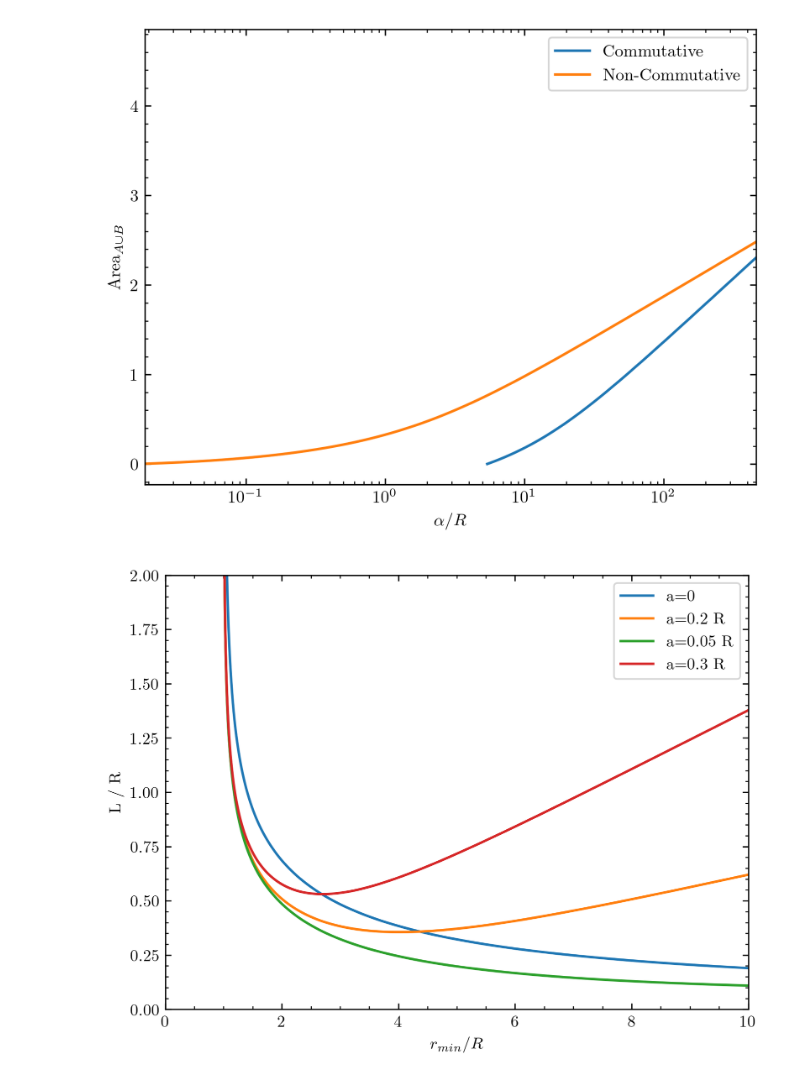
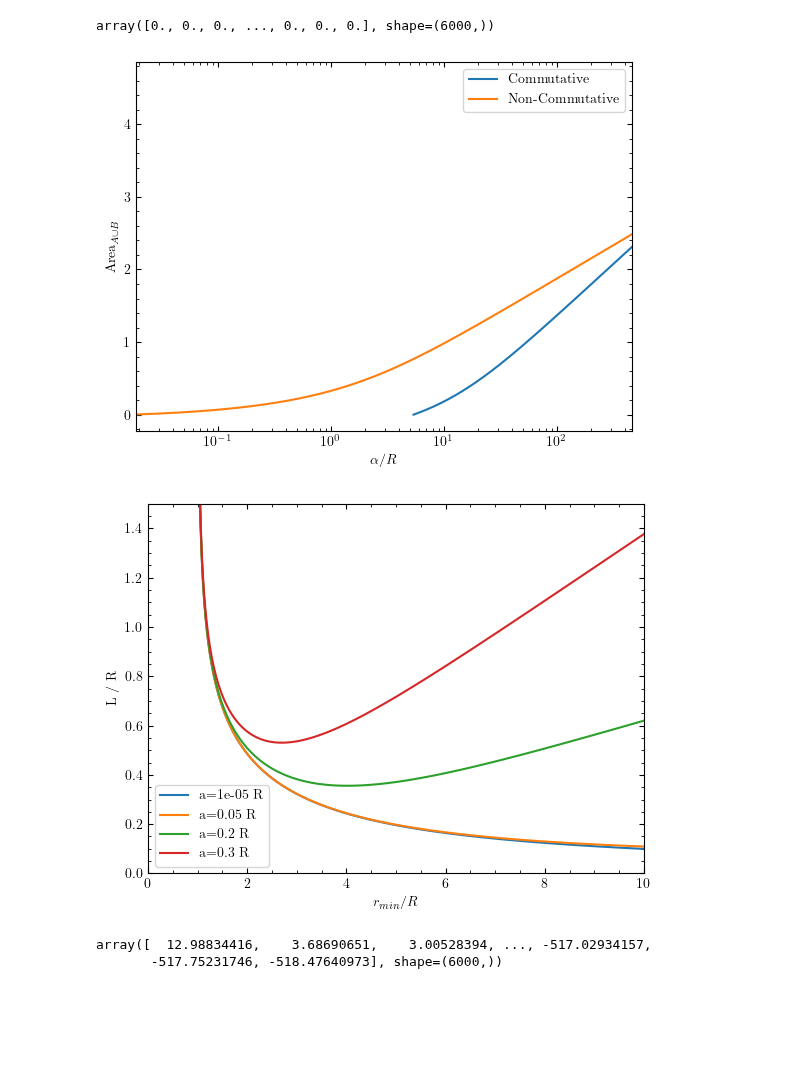
Before and after one commit to Bkorotko03/HoloProj, a Jupyter notebook: combShock260331.ipynb, the cells around one changed output. Cells and saved outputs as stored; diff of their text form; code cells hidden in the pictures; blank space fills up the shorter version.

Commit message:
low a limit works, now just need to save some new plots and make poster lol

```diff
--- a/combShock260331.ipynb
+++ b/combShock260331.ipynb
@@ -15,7 +15,7 @@ plt.rcParams['ytick.minor.visible'] = True
 plt.rcParams['text.usetex'] = True
 plt.rcParams['font.family'] = 'serif'
 plt.rcParams['font.serif'] = 'Times New Roman'
-plt.rcParams["figure.dpi"] = 300
+# plt.rcParams["figure.dpi"] = 300
 import shockFunc260331 as sf
 import NCShockFunc260331 as nsf
 # %%
@@ -68,6 +68,10 @@ ncareaInt = nsf.shockArea(r0grid,R)
 
 cmask = careaInt > 0
 ncmask = ncareaInt > 0
+# %%
+careaInt
+# %% [output]
+array([0., 0., 0., ..., 0., 0., 0.], shape=(6000,))
 # %%
 plt.plot(calphagrid[cmask],careaInt[cmask],label='Commutative')
 plt.plot(ncalphagrid[ncmask],ncareaInt[ncmask],label='Non-Commutative')
@@ -80,27 +84,29 @@ plt.ylabel(r'Area$_{A \cup B}$')
 plt.show()
 # plt.savefig('combFigs/shockAvsalpha.pdf',format='pdf')
 # %% [output]
-[figure, old version]
+[figure, new version]
 # %%
 rminarr = np.logspace(np.log10(R+eps),np.log10(min([sf.rmax,nsf.rmax])),num)
 
 cLvsrminarr = sf.Lvsrmin(rminarr,R)
-ncLvsrminarr = nsf.Lvsrmin(rminarr,R,0.2)
-ncLvsrminarr2 = nsf.Lvsrmin(rminarr,R,0.05)
+climLvsrminarr = nsf.Lvsrmin(rminarr,R,eps)
+ncLvsrminarr = nsf.Lvsrmin(rminarr,R,0.05)
+ncLvsrminarr2 = nsf.Lvsrmin(rminarr,R,0.2)
 ncLvsrminarr3 = nsf.Lvsrmin(rminarr,R,0.3)
 # %%
-plt.plot(rminarr,cLvsrminarr,label='a=0')
-plt.plot(rminarr,ncLvsrminarr,label='a=0.2 R')
-plt.plot(rminarr,ncLvsrminarr2,label='a=0.05 R')
+# plt.plot(rminarr,cLvsrminarr,label='a=0')
+plt.plot(rminarr,climLvsrminarr,label=f'a={eps} R')
+plt.plot(rminarr,ncLvsrminarr,label='a=0.05 R')
+plt.plot(rminarr,ncLvsrminarr2,label='a=0.2 R')
 plt.plot(rminarr,ncLvsrminarr3,label='a=0.3 R')
 plt.xlim((0,rminarr.max()/10))
-plt.ylim((0,2))
+plt.ylim((0,1.5))
 plt.xlabel(r'$r_{min} / R$')
 plt.ylabel(r'L / R')
 # plt.semilogy()
 plt.legend()
 plt.show()
 # plt.savefig('combFigs/Lvsrmin.pdf',format='pdf')
 # %% [output]
-[figure, old version]
+[figure, new version]
 # %%
@@ -118,2 +127,7 @@ ncunArea2 = nsf.unAreaInt(adjrminarr2,R,0.05)
 ncunArea3 = nsf.unAreaInt(adjrminarr3,R,0.3)
+# %%
+climunArea
+# %% [output]
+array([  12.98834416,    3.68690651,    3.00528394, ..., -517.02934157,
+       -517.75231746, -518.47640973], shape=(6000,))
 # %%
```
Also changed, not shown: parts of 8 cells of this notebook, 2 other files.
